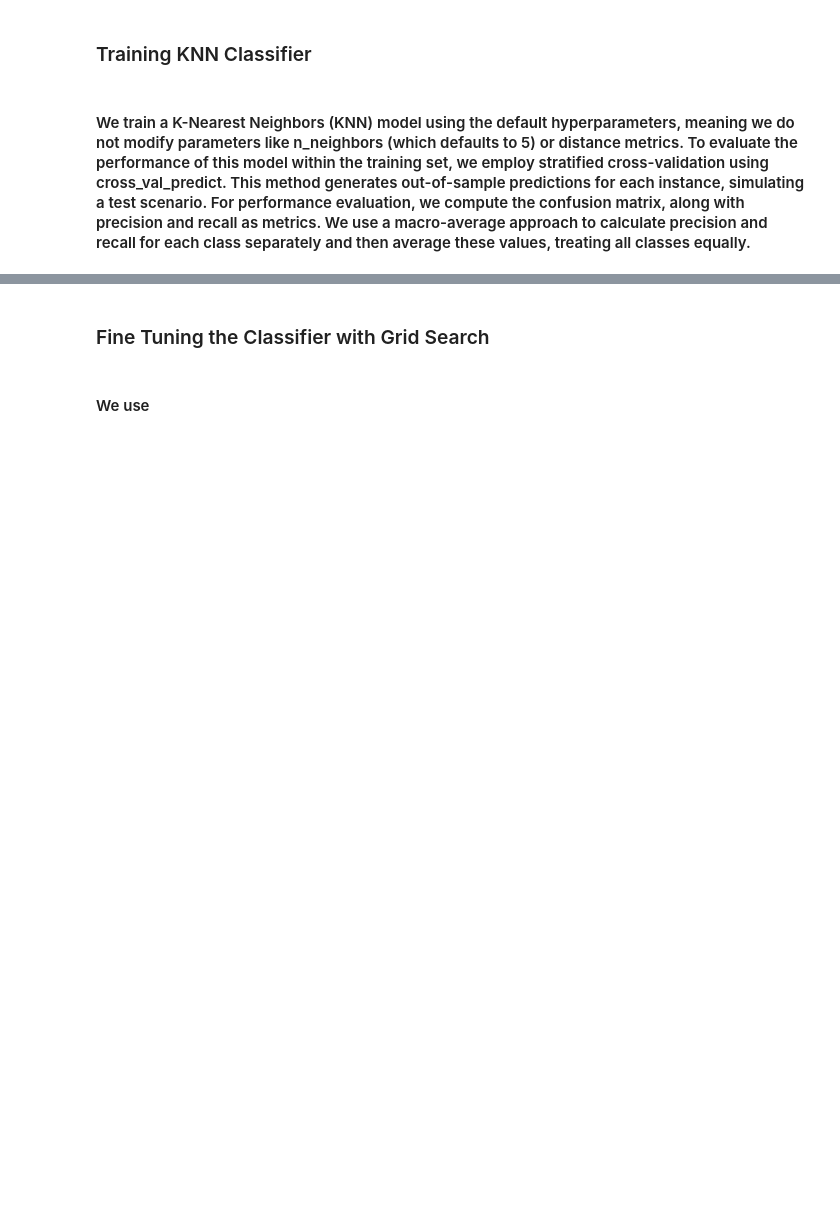
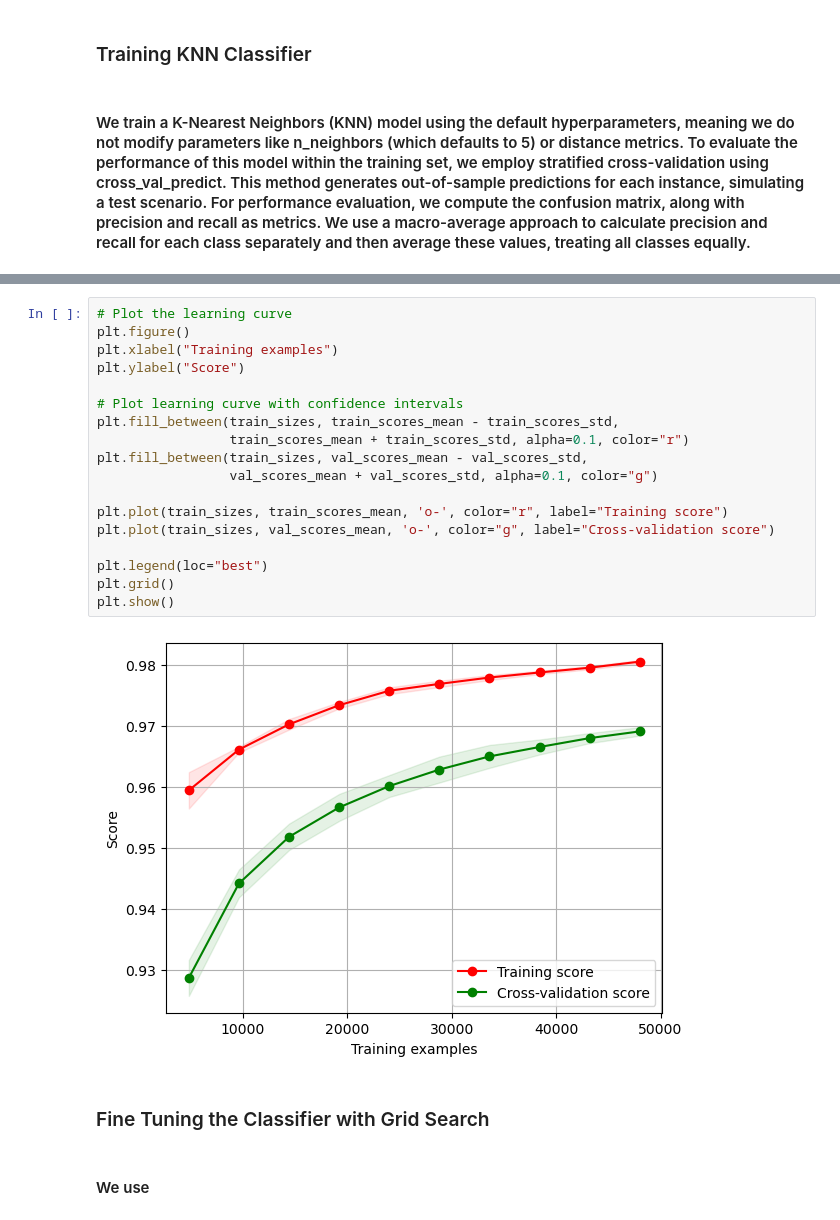
Before and after one commit to omisa69/IAI600Lab4, a Jupyter notebook: Lab4.ipynb, the cells around one changed output, grey strips where cells are left out. Drawn from its saved outputs; the diff is of its cells as text; blank space fills up the shorter version.

```diff
--- a/Lab4.ipynb
+++ b/Lab4.ipynb
@@ -103,3 +137,23 @@ Confusion Matrix:
+# %%
+# Plot the learning curve
+plt.figure()
+plt.xlabel("Training examples")
+plt.ylabel("Score")
+
+# Plot learning curve with confidence intervals
+plt.fill_between(train_sizes, train_scores_mean - train_scores_std,
+                 train_scores_mean + train_scores_std, alpha=0.1, color="r")
+plt.fill_between(train_sizes, val_scores_mean - val_scores_std,
+                 val_scores_mean + val_scores_std, alpha=0.1, color="g")
+
+plt.plot(train_sizes, train_scores_mean, 'o-', color="r", label="Training score")
+plt.plot(train_sizes, val_scores_mean, 'o-', color="g", label="Cross-validation score")
+
+plt.legend(loc="best")
+plt.grid()
+plt.show()
+# %% [output]
+[figure, added]
 # %% [markdown]
 ### Fine Tuning the Classifier with Grid Search
 # %% [markdown]
```
Also changed, not shown: parts of 2 cells of this notebook, 11 other files.
